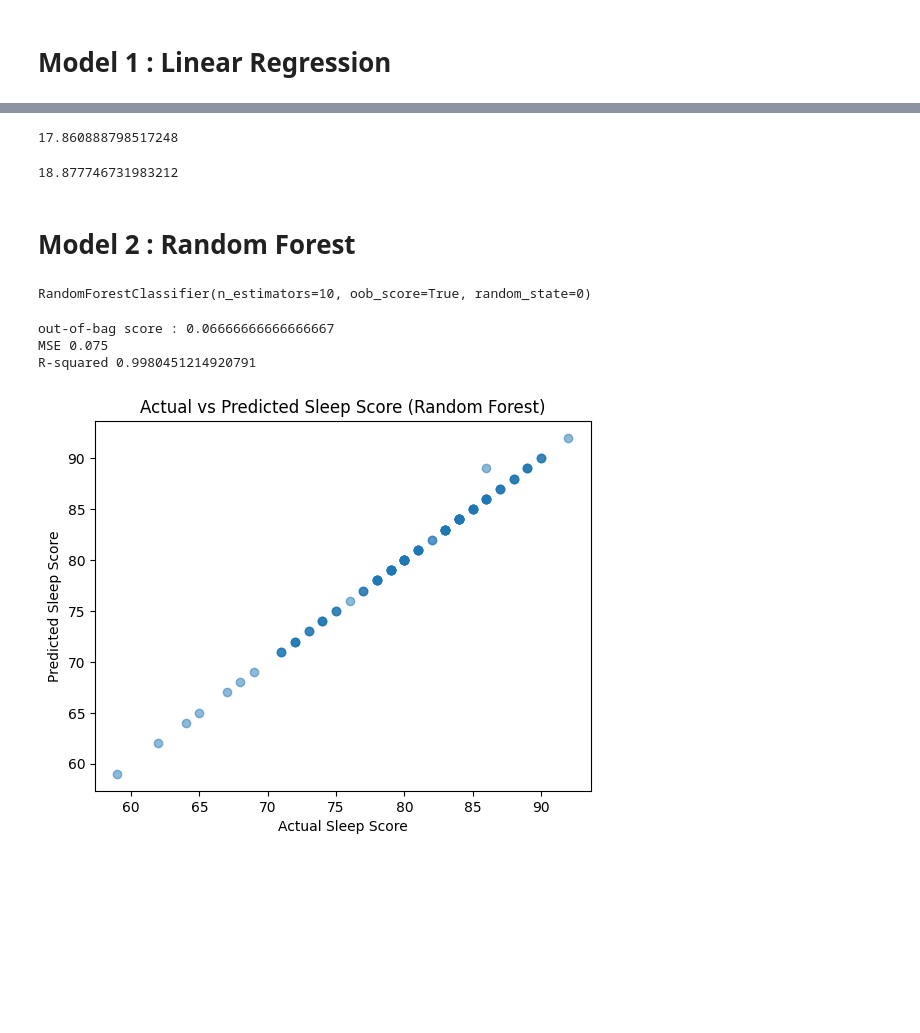
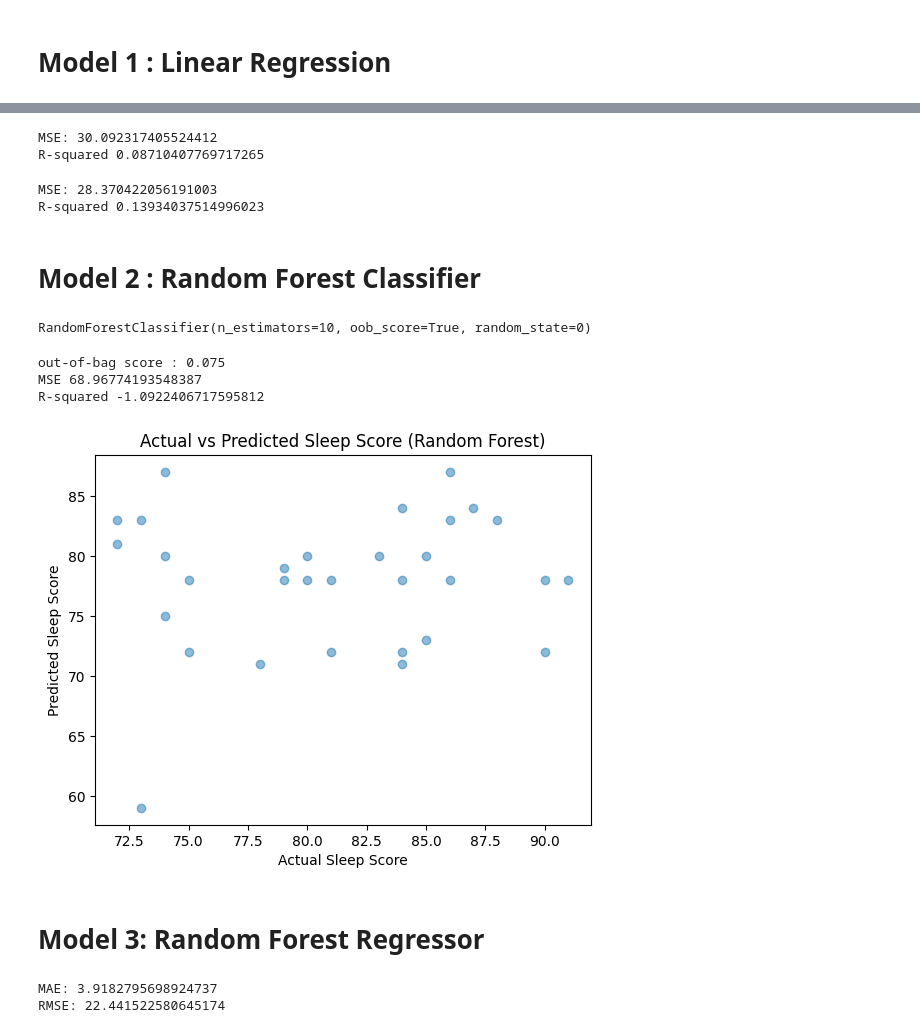
Before and after one commit to liaohan618/Fitbit, a Jupyter notebook: fitbit_model.ipynb, the cells around one changed output, grey strips where cells are left out. Drawn from its saved outputs; the diff is of its cells as text; code cells hidden in the pictures; blank space fills up the shorter version.

Commit message:
random forest regressor

```diff
--- a/fitbit_model.ipynb
+++ b/fitbit_model.ipynb
@@ -110,20 +110,28 @@ from sklearn.metrics import mean_squared_error, r2_score
 
 model = LinearRegression().fit(X_train, y_train)
 y_pred = model.predict(X_test)
-print(mean_squared_error(y_test, y_pred))
+print(f"MSE: {mean_squared_error(y_test, y_pred)}")
+
+r2 = r2_score(y_test, y_pred)
+print(f"R-squared {r2}")
 # %% [output]
-17.860888798517248
+MSE: 30.092317405524412
+R-squared 0.08710407769717265
 # %%
 X_train2 = X_train[['rmssd', 'stress_score', 'deep_sleep_min', 'calories', 'o2_lower_bound']]
 X_test2 = X_test[['rmssd', 'stress_score', 'deep_sleep_min', 'calories', 'o2_lower_bound']]
 
 model2 = LinearRegression().fit(X_train2, y_train)
 y_pred2 = model2.predict(X_test2)
-print(mean_squared_error(y_test, y_pred2))
+print(f"MSE: {mean_squared_error(y_test, y_pred2)}")
+
+r2 = r2_score(y_test, y_pred2)
+print(f"R-squared {r2}")
 # %% [output]
-18.877746731983212
+MSE: 28.370422056191003
+R-squared 0.13934037514996023
 # %% [markdown]
-# Model 2 : Random Forest
+# Model 2 : Random Forest Classifier
 # %%
 from sklearn.ensemble import RandomForestClassifier
 from sklearn.preprocessing import LabelEncoder
@@ -136,21 +144,23 @@ RandomForestClassifier(n_estimators=10, oob_score=True, random_state=0)
 # %%
 oob_score = regressor.oob_score_
 print(f"out-of-bag score : {oob_score}")
-y_pred3 = regressor.predict(X_train)
-mse = mean_squared_error(y_train, y_pred3)
+y_pred3 = regressor.predict(X_test)
+mse = mean_squared_error(y_test, y_pred3)
 print(f"MSE {mse}")
 
-r2 = r2_score(y_train, y_pred3)
+r2 = r2_score(y_test, y_pred3)
 print(f"R-squared {r2}")
 # %% [output]
-out-of-bag score : 0.06666666666666667
-MSE 0.075
-R-squared 0.9980451214920791
+out-of-bag score : 0.075
+MSE 68.96774193548387
+R-squared -1.0922406717595812
 # %%
-plt.scatter(y_train, y_pred3, alpha = 0.5)
+plt.scatter(y_test, y_pred3, alpha = 0.5)
 plt.xlabel('Actual Sleep Score')
 plt.ylabel('Predicted Sleep Score')
 plt.title('Actual vs Predicted Sleep Score (Random Forest)')
 plt.show()
 # %% [output]
-[figure, old version]
+[figure, new version]
+# %% [markdown]
+# Model 3: Random Forest Regressor
@@ -156,0 +181,14 @@ plt.show()
+# %%
+from sklearn.metrics import mean_absolute_error, mean_squared_error
+
+pipe.fit(X_train, y_train)
+preds = pipe.predict(X_test)
+
+mae = mean_absolute_error(y_test, preds)
+rmse = mean_squared_error(y_test, preds)
+
+print("MAE:", mae)
+print("RMSE:", rmse)
+# %% [output]
+MAE: 3.9182795698924737
+RMSE: 22.441522580645174
```
Also changed, not shown: parts of 7 cells of this notebook.
